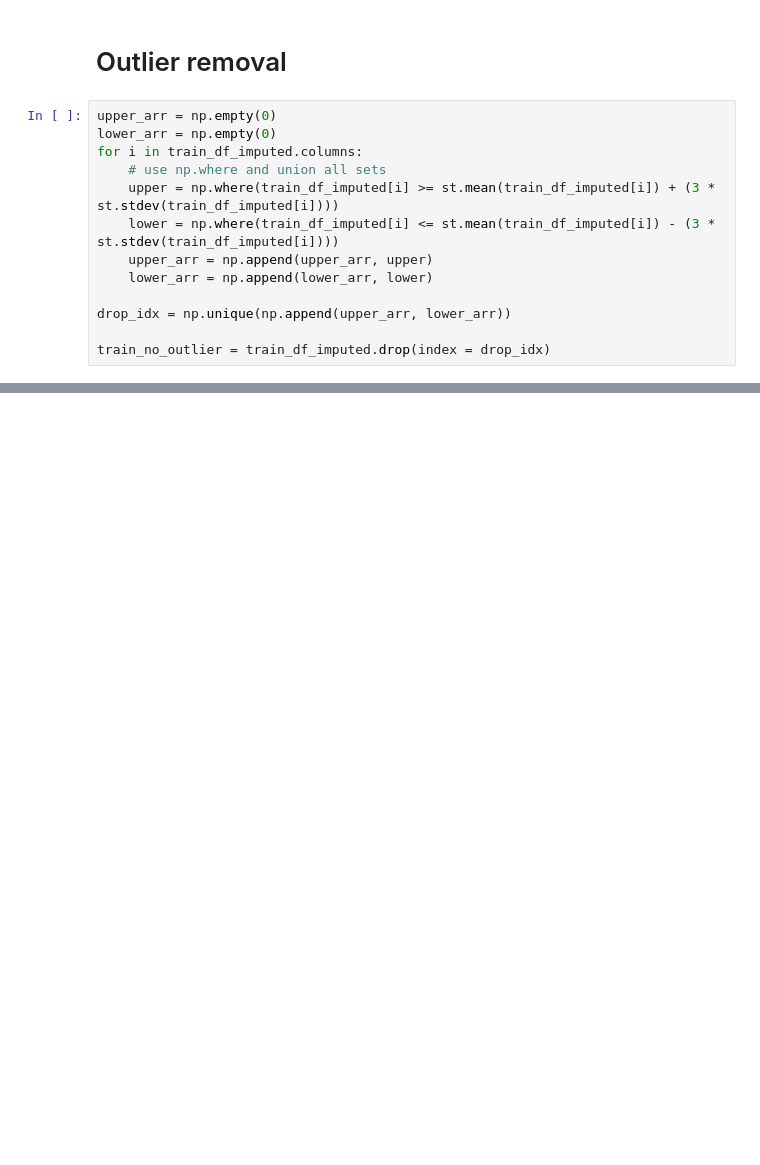
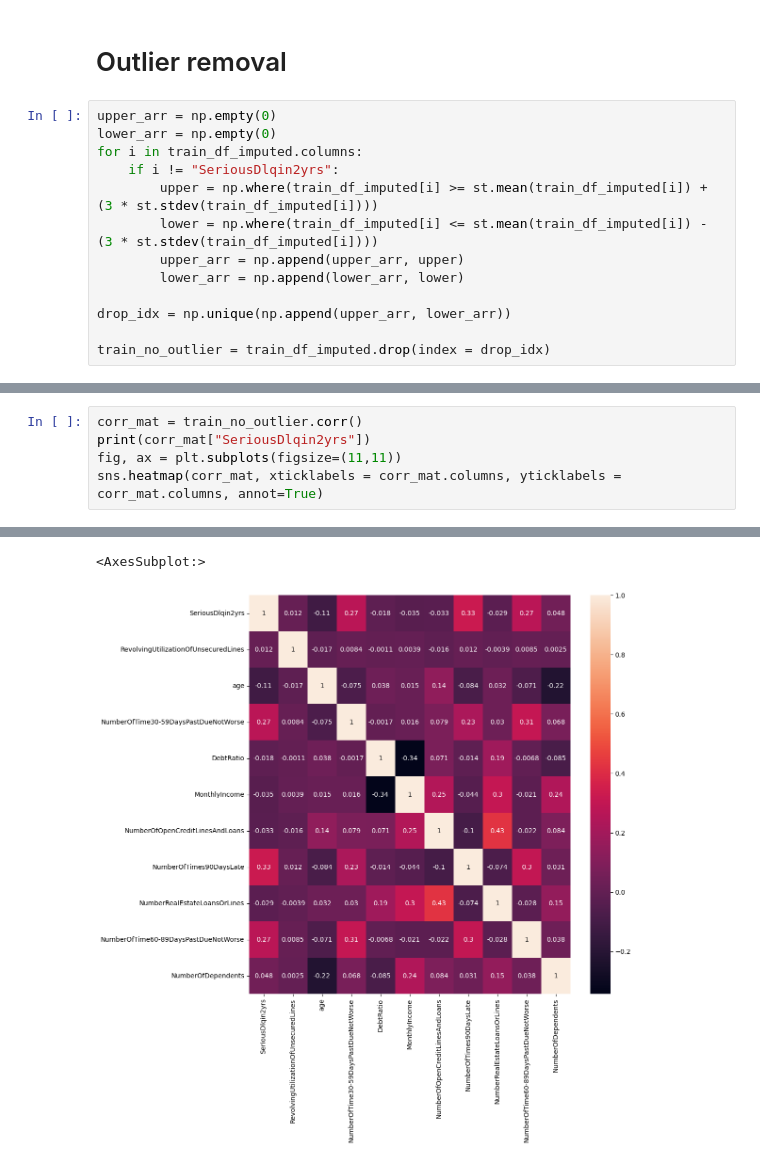
Before and after one commit to HenryLiang-123/binance_assessment, a Jupyter notebook: give_me_credit.ipynb, the cells around one changed output, grey strips where cells are left out. Drawn from its saved outputs; the diff is of its cells as text; blank space fills up the shorter version.

```diff
--- a/give_me_credit.ipynb
+++ b/give_me_credit.ipynb
@@ -97,11 +98,11 @@ As seen above, there is no change in the distribution before and after imputatio
 upper_arr = np.empty(0)
 lower_arr = np.empty(0)
 for i in train_df_imputed.columns:
-    # use np.where and union all sets
-    upper = np.where(train_df_imputed[i] >= st.mean(train_df_imputed[i]) + (3 * st.stdev(train_df_imputed[i])))
-    lower = np.where(train_df_imputed[i] <= st.mean(train_df_imputed[i]) - (3 * st.stdev(train_df_imputed[i])))
-    upper_arr = np.append(upper_arr, upper)
-    lower_arr = np.append(lower_arr, lower)
+    if i != "SeriousDlqin2yrs":
+        upper = np.where(train_df_imputed[i] >= st.mean(train_df_imputed[i]) + (3 * st.stdev(train_df_imputed[i])))
+        lower = np.where(train_df_imputed[i] <= st.mean(train_df_imputed[i]) - (3 * st.stdev(train_df_imputed[i])))
+        upper_arr = np.append(upper_arr, upper)
+        lower_arr = np.append(lower_arr, lower)
 
 drop_idx = np.unique(np.append(upper_arr, lower_arr))
 
@@ -129,0 +132,6 @@ memory usage: 12.4 MB
+# %%
+corr_mat = train_no_outlier.corr()
+print(corr_mat["SeriousDlqin2yrs"])
+fig, ax = plt.subplots(figsize=(11,11))
+sns.heatmap(corr_mat, xticklabels = corr_mat.columns, yticklabels = corr_mat.columns, annot=True)
+# %% [output]
@@ -129,0 +150,2 @@ memory usage: 12.4 MB
+<AxesSubplot:>
+[figure, added]
```
Also changed, not shown: parts of 34 cells of this notebook.
